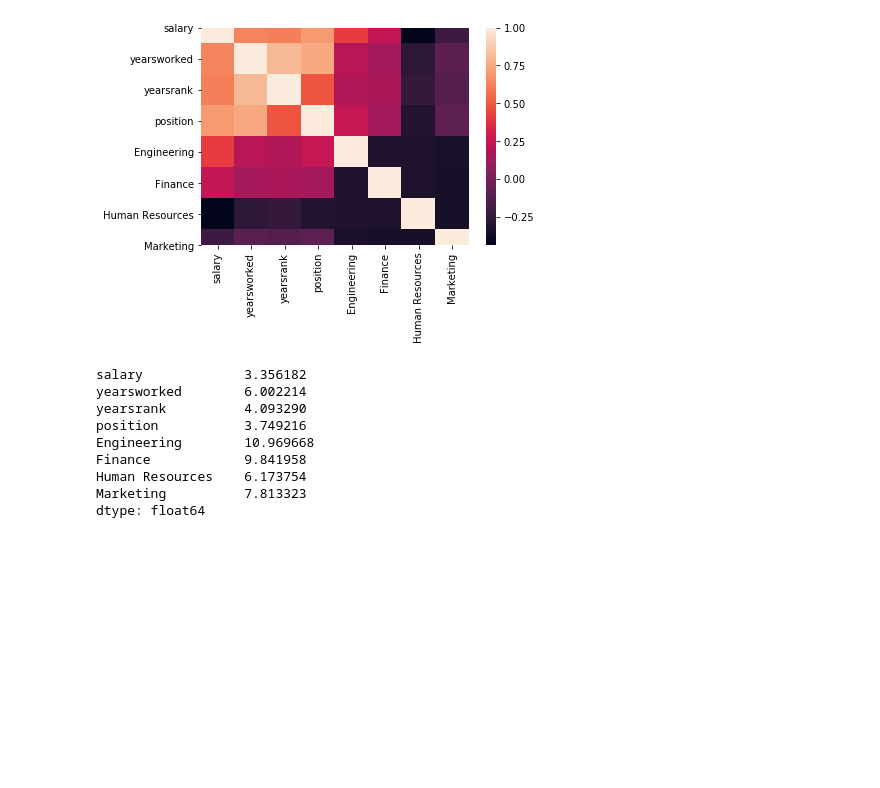
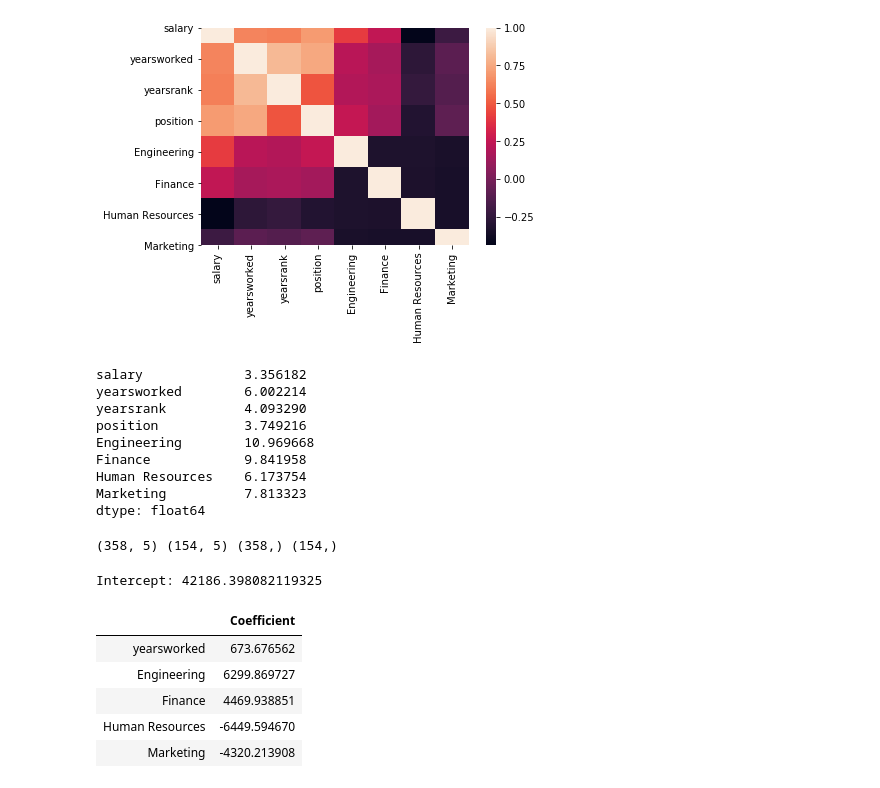
Before and after one commit to KhomotsoT/Multivariate_linear_regression, a Jupyter notebook: Multivariate_linear_regresion.ipynb, the cells around one changed output. Saved outputs shown, nothing was run; the diff lists cells and outputs as text; code cells hidden in the pictures; blank space fills up the shorter version.

```diff
--- a/Multivariate_linear_regresion.ipynb
+++ b/Multivariate_linear_regresion.ipynb
@@ -275,3 +275,28 @@ Finance            9.841958
 Human Resources    6.173754
 Marketing          7.813323
 dtype: float64
+# %%
+X = salary_predictors.drop(['salary','position','yearsrank'], axis = 1)
+y = salary_predictors.salary
+# %%
+X_train,X_test,y_train, y_test = train_test_split(X, y, train_size=0.7,random_state=10)
+print(X_train.shape,X_test.shape,y_train.shape, y_test.shape)
+# %% [output]
+(358, 5) (154, 5) (358,) (154,)
+# %%
+lm = LinearRegression()
+# fit the model to the training data
+results = lm.fit(X_train,y_train)
+print('Intercept:',results.intercept_)
+# %% [output]
+Intercept: 42186.398082119325
+# %%
+coeff_df = pd.DataFrame(lm.coef_,X_test.columns,columns=['Coefficient'])
+coeff_df
+# %% [output]
+|  | Coefficient |
+| yearsworked | 673.676562 |
+| Engineering | 6299.869727 |
+| Finance | 4469.938851 |
+| Human Resources | -6449.594670 |
+| Marketing | -4320.213908 |
```
